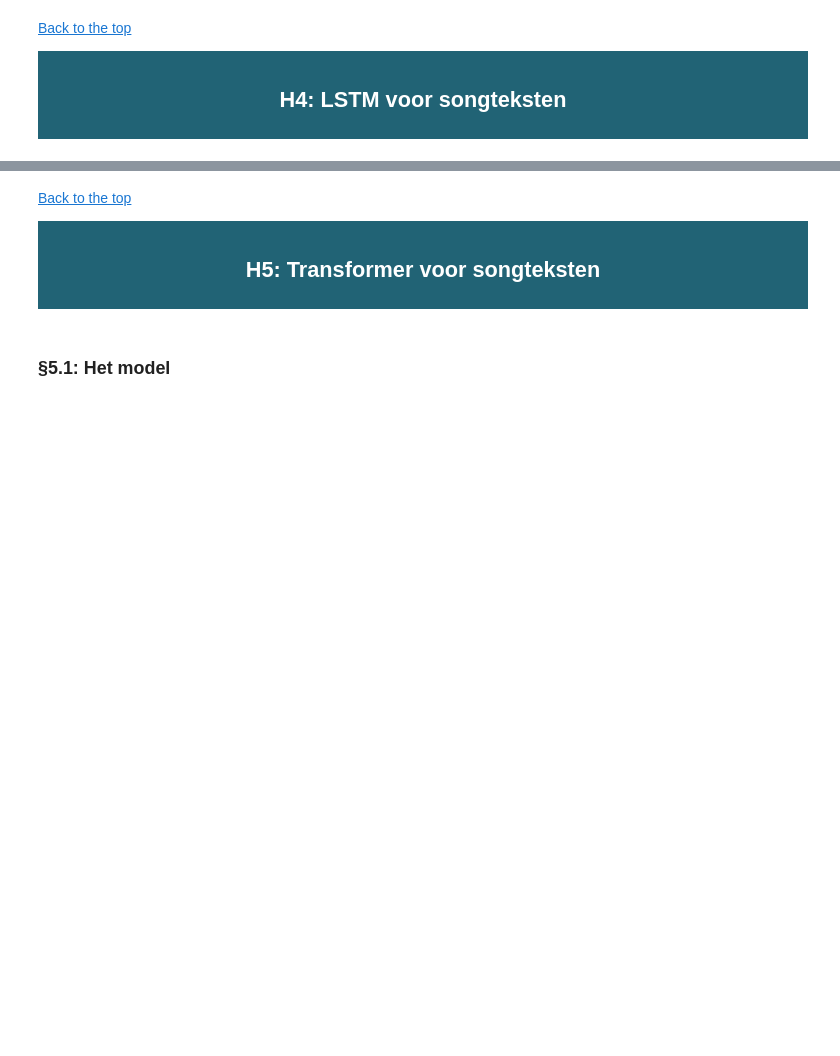
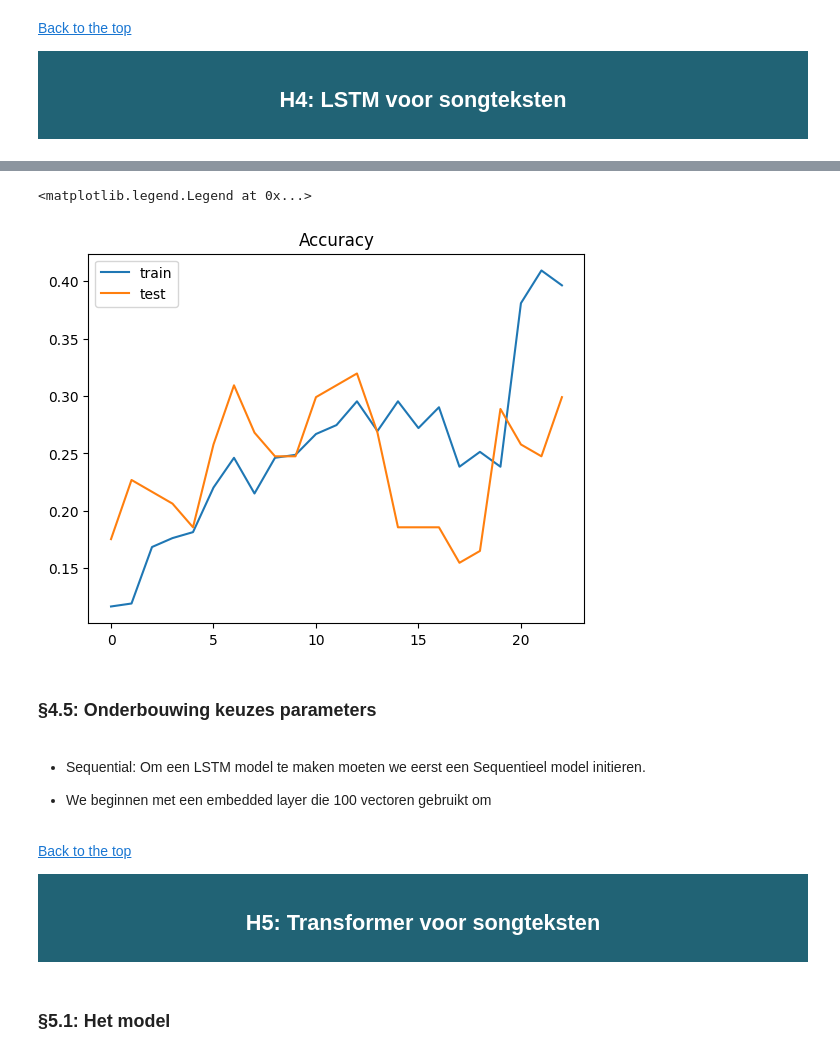
Before and after one commit to juliaboschman/Deep-Learning-Portfolio, a Jupyter notebook: Portfolio 2/Karaoke_Klassificatie.ipynb, the cells around one changed output, grey strips where cells are left out. Saved outputs shown, nothing was run; the diff lists cells and outputs as text; code cells hidden in the pictures; blank space fills up the shorter version.

```diff
--- a/Portfolio 2/Karaoke_Klassificatie.ipynb
+++ b/Portfolio 2/Karaoke_Klassificatie.ipynb
@@ -689,3 +661,18 @@ Detected at node 'sparse_categorical_crossentropy/SparseSoftmaxCrossEntropyWithL
+# %%
+plt.title('Accuracy')
+plt.plot(history.history['accuracy'], label='train')
+plt.plot(history.history['val_accuracy'], label='test')
+plt.legend()
+# %% [output]
+<matplotlib.legend.Legend at 0x...>
+[figure, added]
+# %% [markdown]
+<a name='4.5'></a>
+<h3>&sect;4.5: Onderbouwing keuzes parameters</h3>
+# %% [markdown]
+- Sequential: Om een LSTM model te maken moeten we eerst een Sequentieel model initieren.
+
+- We beginnen met een embedded layer die 100 vectoren gebruikt om
 # %% [markdown]
 [Back to the top](#start)
 <a name='5.0'></a>
```
Also changed, not shown: parts of 38 cells of this notebook, 1 other file.
